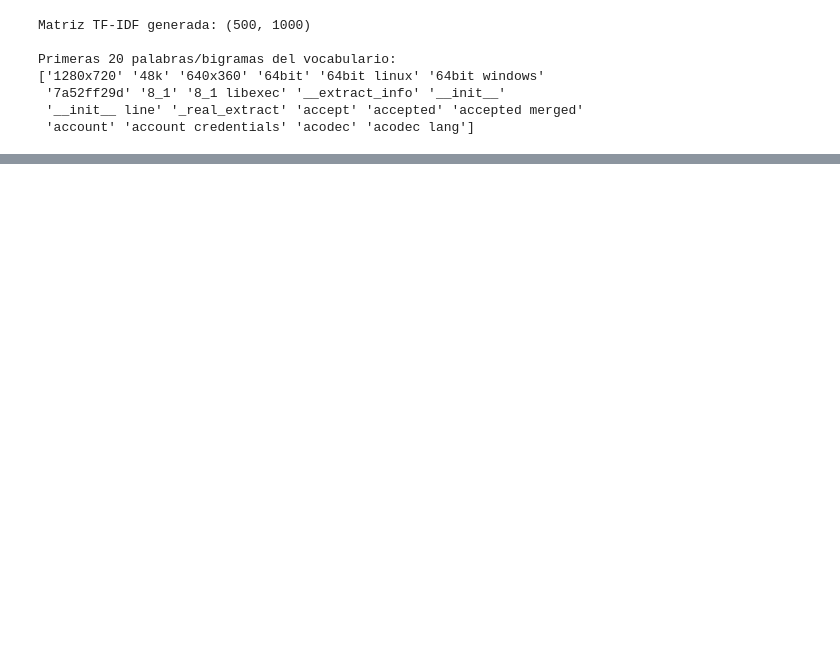
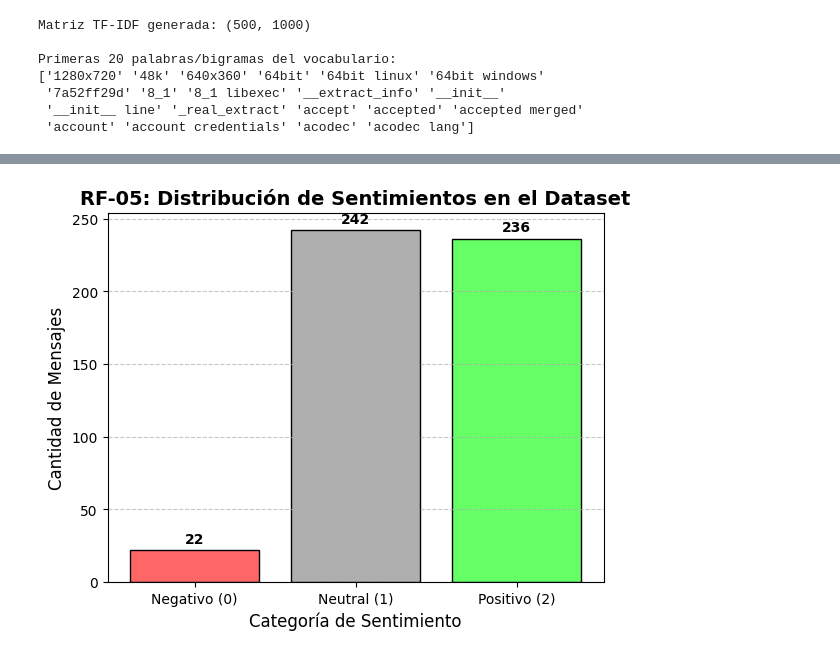
Before and after one commit to Kaproc/An-lisis-Opinion-Git, a Jupyter notebook: src/analisis_sentimiento.ipynb, the cells around one changed output, grey strips where cells are left out. Cells and saved outputs as stored; diff of their text form; code cells hidden in the pictures; blank space fills up the shorter version.

```diff
--- a/src/analisis_sentimiento.ipynb
+++ b/src/analisis_sentimiento.ipynb
@@ -186,0 +188,27 @@ Primeras 20 palabras/bigramas del vocabulario:
+# %%
+def etiquetar_sentimiento(texto):
+    analisis = TextBlob(str(texto))
+    if analisis.sentiment.polarity < -0.05:
+        return 0  # Negativo
+    elif analisis.sentiment.polarity > 0.1:
+        return 2  # Positivo
+    else:
+        return 1  # Neutral
+
+df_datos['sentimiento'] = df_datos['texto_limpio'].apply(etiquetar_sentimiento)
+X = tfidf_matrix
+y = df_datos['sentimiento']
+
+# Dividimos en entrenamiento (80%) y prueba (20%) como es estándar en Ciencia de Datos
+X_train, X_test, y_train, y_test = train_test_split(X, y, test_size=0.2, random_state=42)
+
+# 3. Entrenamiento del Modelo de Regresión Logística (Requisito del profesor)
+modelo_logistico = LogisticRegression(max_iter=1000)
+modelo_logistico.fit(X_train, y_train)
+
+# 4. Predicción y Resultados
+y_pred = modelo_logistico.predict(X_test)
+
+print(f"Precisión General: {accuracy_score(y_test, y_pred):.2f}")
+print("\nReporte detallado de Clasificación (RF-05):")
+print(classification_report(y_test, y_pred, target_names=['Negativo', 'Neutral', 'Positivo']))
@@ -186,0 +230,18 @@ Primeras 20 palabras/bigramas del vocabulario:
+# %%
+conteo_sentimientos = df_datos['sentimiento'].value_counts().sort_index()
+etiquetas = ['Negativo (0)', 'Neutral (1)', 'Positivo (2)']
+colores = ['#ff6666', '#afafaf', '#66ff66']  # Rojo suave, Gris, Verde suave
+plt.bar(etiquetas, conteo_sentimientos, color=colores, edgecolor='black')
+plt.title('RF-05: Distribución de Sentimientos en el Dataset', fontsize=14, fontweight='bold')
+plt.xlabel('Categoría de Sentimiento', fontsize=12)
+plt.ylabel('Cantidad de Mensajes', fontsize=12)
+plt.grid(axis='y', linestyle='--', alpha=0.7)
+
+# 5. Añadir el número exacto sobre cada barra
+for i, v in enumerate(conteo_sentimientos):
+    plt.text(i, v + 5, str(v), ha='center', fontweight='bold')
+
+# Guardar para la presentación
+plt.savefig('grafico_desbalance.png')
+# %% [output]
+[figure, added]
```
Also changed, not shown: parts of 10 cells of this notebook.
